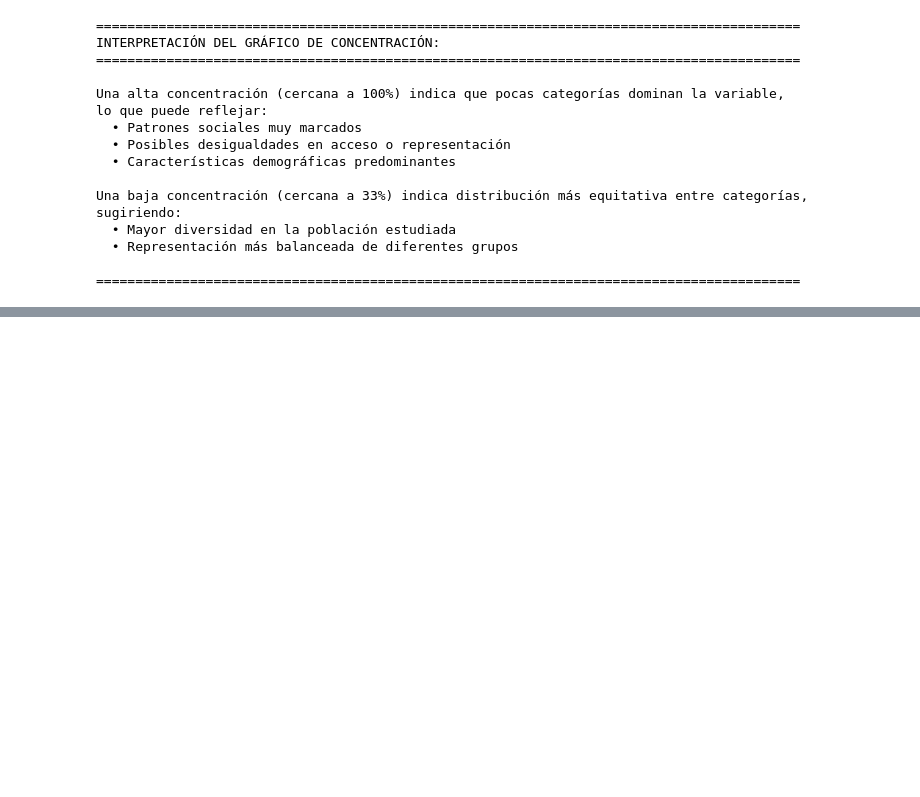
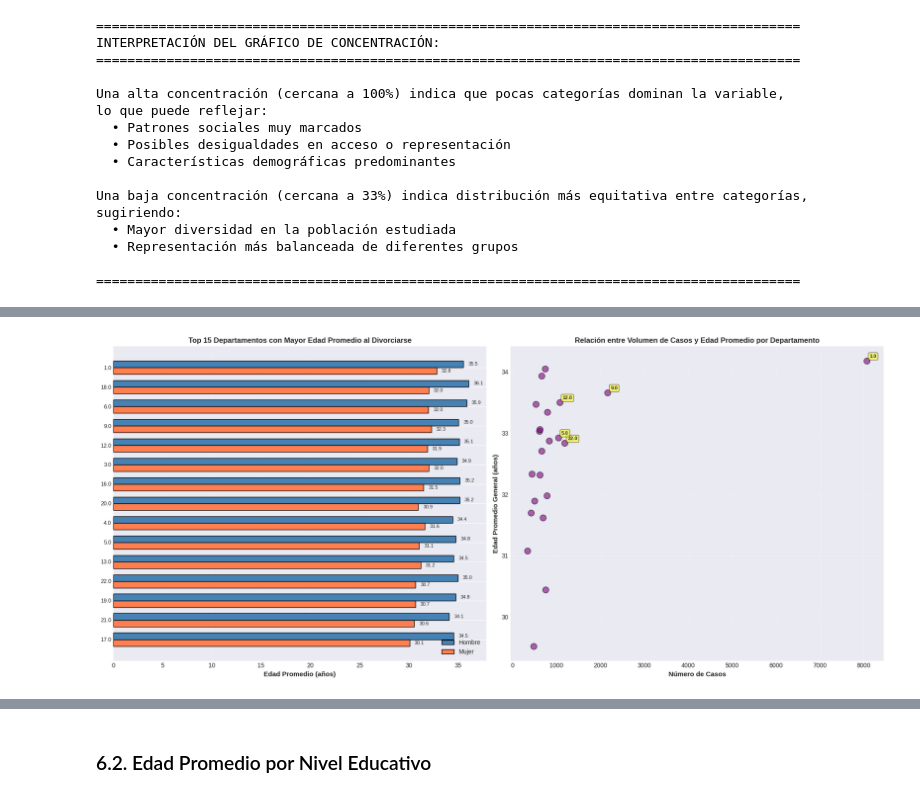
Before and after one commit to Tunchxz/CC3074-Proyecto-1, a Jupyter notebook: proyecto-1.ipynb, the cells around one changed output, grey strips where cells are left out. Cells and saved outputs as stored; diff of their text form; code cells hidden in the pictures; blank space fills up the shorter version.

```diff
--- a/proyecto-1.ipynb
+++ b/proyecto-1.ipynb
@@ -2619,0 +2699,69 @@ sugiriendo:
+# %%
+# Visualización: Edad promedio por departamento
+fig, axes = plt.subplots(1, 2, figsize=(18, 8))
+
+# Gráfico 1: Top 15 departamentos por edad promedio general
+top15_edad_depto = edad_por_depto_ord.head(15)
+
+x_pos = np.arange(len(top15_edad_depto))
+width = 0.35
+
+bars1 = axes[0].barh(x_pos - width/2, top15_edad_depto['Edad_H_Promedio'],
+                  width, label='Hombre', color='steelblue', edgecolor='black')
+bars2 = axes[0].barh(x_pos + width/2, top15_edad_depto['Edad_M_Promedio'],
+                  width, label='Mujer', color='coral', edgecolor='black')
+
+axes[0].set_yticks(x_pos)
+axes[0].set_yticklabels([str(idx)[:20] for idx in top15_edad_depto.index], fontsize=9)
+axes[0].set_xlabel('Edad Promedio (años)', fontweight='bold', fontsize=11)
+axes[0].set_title('Top 15 Departamentos con Mayor Edad Promedio al Divorciarse',
+               fontweight='bold', fontsize=12)
+axes[0].legend(loc='lower right')
+axes[0].invert_yaxis()
+axes[0].grid(True, alpha=0.3, axis='x')
+
+# Agregar valores en las barras
+for i, (bar1, bar2) in enumerate(zip(bars1, bars2)):
+   axes[0].text(bar1.get_width() + 0.5, bar1.get_y() + bar1.get_height()/2,
+               f'{bar1.get_width():.1f}', va='center', fontsize=8)
+   axes[0].text(bar2.get_width() + 0.5, bar2.get_y() + bar2.get_height()/2,
+               f'{bar2.get_width():.1f}', va='center', fontsize=8)
+
+# Gráfico 2: Scatter plot tamaño de muestra vs edad promedio
+axes[1].scatter(edad_por_depto['N_Casos'], edad_por_depto['Edad_General_Promedio'],
+               s=100, alpha=0.6, c='purple', edgecolors='black', linewidth=1)
+
+# Etiquetar departamentos con más casos
+top_deptos = edad_por_depto.nlargest(5, 'N_Casos')
+for idx, row in top_deptos.iterrows():
+   axes[1].annotate(str(idx)[:15],
+                  (row['N_Casos'], row['Edad_General_Promedio']),
+                  xytext=(5, 5), textcoords='offset points',
+                  fontsize=8, fontweight='bold',
+                  bbox=dict(boxstyle='round,pad=0.3', facecolor='yellow', alpha=0.5))
+
+axes[1].set_xlabel('Número de Casos', fontweight='bold', fontsize=11)
+axes[1].set_ylabel('Edad Promedio General (años)', fontweight='bold', fontsize=11)
+axes[1].set_title('Relación entre Volumen de Casos y Edad Promedio por Departamento',
+               fontweight='bold', fontsize=12)
+axes[1].grid(True, alpha=0.3)
+
+plt.tight_layout()
+plt.show()
+
+print("\n- INTERPRETACIÓN:")
+print("-" * 90)
+print("""
+1. Diferencias Geográficas: Existe variabilidad significativa en la edad promedio de divorcio
+   entre departamentos, lo que puede reflejar diferencias culturales, socioeconómicas y de
+   acceso a servicios jurídicos.
+
+2. Patrón Urbano vs Rural: Departamentos con mayor volumen de casos (típicamente urbanos)
+   tienden a mostrar edades de divorcio diferentes a departamentos con menos casos.
+
+3. Consistencia de Género: En la mayoría de departamentos, los hombres son ligeramente mayores
+   que las mujeres al momento del divorcio, patrón consistente con la tendencia nacional.
+""")
+print("="*90)
+# %% [output]
+[figure, added]
@@ -2619,0 +2782,2 @@ sugiriendo:
+# %% [markdown]
+### 6.2. Edad Promedio por Nivel Educativo
```
Also changed, not shown: parts of 15 cells of this notebook.
